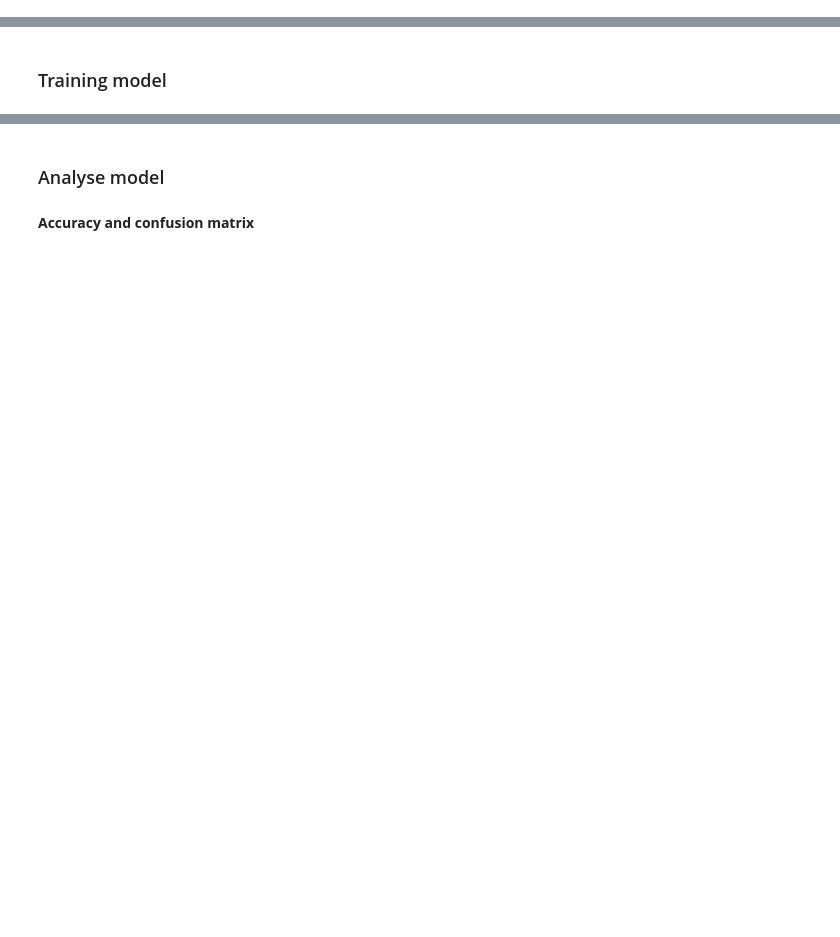
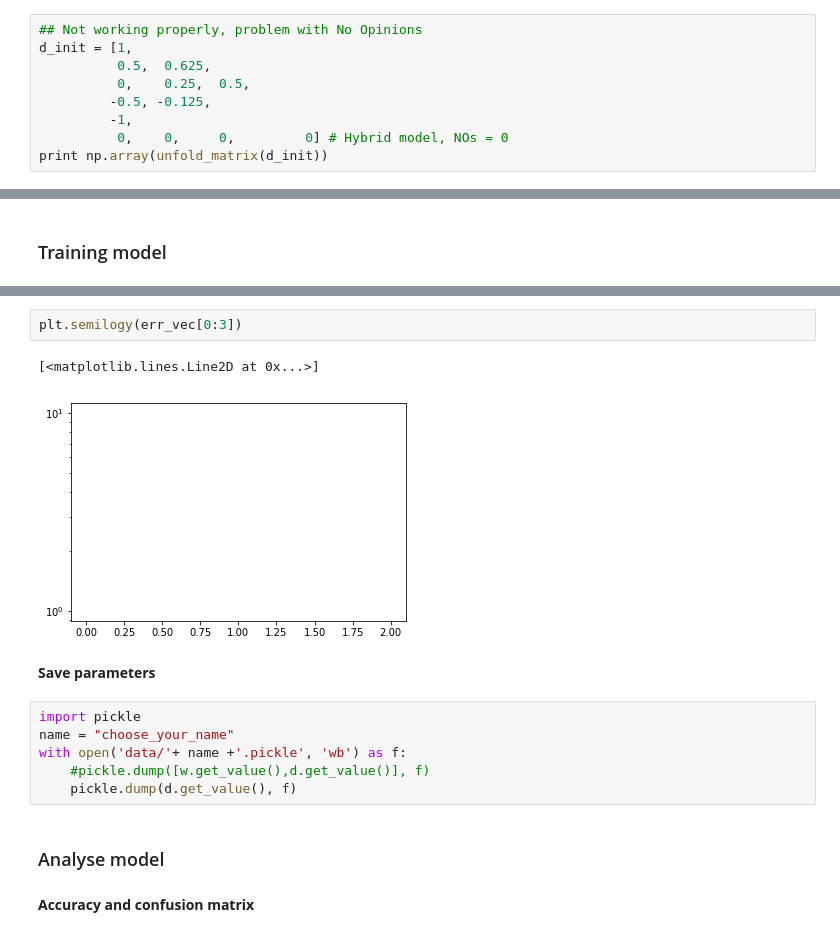
Before and after one commit to Juillermo/VAA-data, a Jupyter notebook: Root/Algorithm/Algorithm.ipynb, the cells around one changed output, grey strips where cells are left out. Drawn from its saved outputs; the diff is of its cells as text; blank space fills up the shorter version.

```diff
--- a/Root/Algorithm/Algorithm.ipynb
+++ b/Root/Algorithm/Algorithm.ipynb
@@ -85,0 +117,9 @@ d_init = np.array(d_init)
+# %%
+## Not working properly, problem with No Opinions
+d_init = [1,
+          0.5,  0.625,
+          0,    0.25,  0.5,
+         -0.5, -0.125,
+         -1,
+          0,    0,     0,         0] # Hybrid model, NOs = 0
+print np.array(unfold_matrix(d_init))
@@ -182,3 +238,16 @@ KeyboardInterrupt:
+# %%
+plt.semilogy(err_vec[0:3])
+# %% [output]
+[<matplotlib.lines.Line2D at 0x...>]
+[figure, added]
+# %% [markdown]
+**Save parameters**
+# %%
+import pickle
+name = "choose_your_name"
+with open('data/'+ name +'.pickle', 'wb') as f:
+    #pickle.dump([w.get_value(),d.get_value()], f)
+    pickle.dump(d.get_value(), f)
 # %% [markdown]
 ### Analyse model
 # %% [markdown]
```
Also changed, not shown: parts of 41 cells of this notebook, 2 other files.
